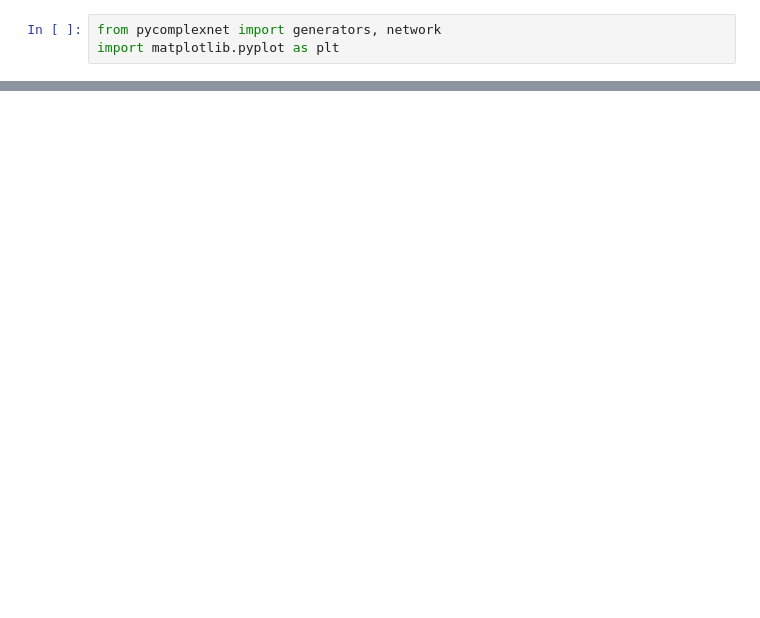
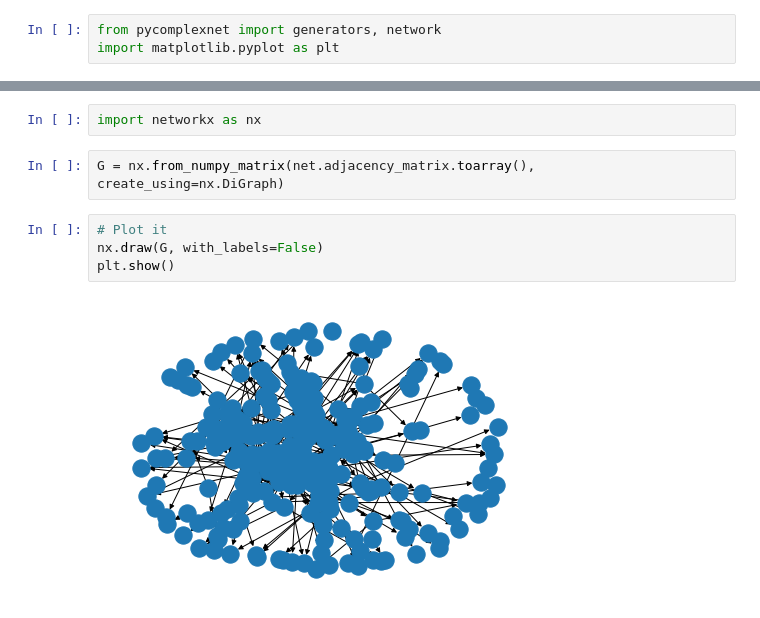
Before and after one commit to jadianes/pycomplexnet, a Jupyter notebook: notebooks/network.ipynb, the cells around one changed output, grey strips where cells are left out. Saved outputs shown, nothing was run; the diff lists cells and outputs as text; blank space fills up the shorter version.

```diff
--- a/notebooks/network.ipynb
+++ b/notebooks/network.ipynb
@@ -15,0 +20,10 @@ plt.hist2d(x=net.get_in_degrees().tolist()[0], y=net.get_out_degrees().tolist()[
+# %%
+import networkx as nx
+# %%
+G = nx.from_numpy_matrix(net.adjacency_matrix.toarray(), create_using=nx.DiGraph)
+# %%
+# Plot it
+nx.draw(G, with_labels=False)
+plt.show()
+# %% [output]
+[figure, added]
```
Also changed, not shown: parts of 5 cells of this notebook.
